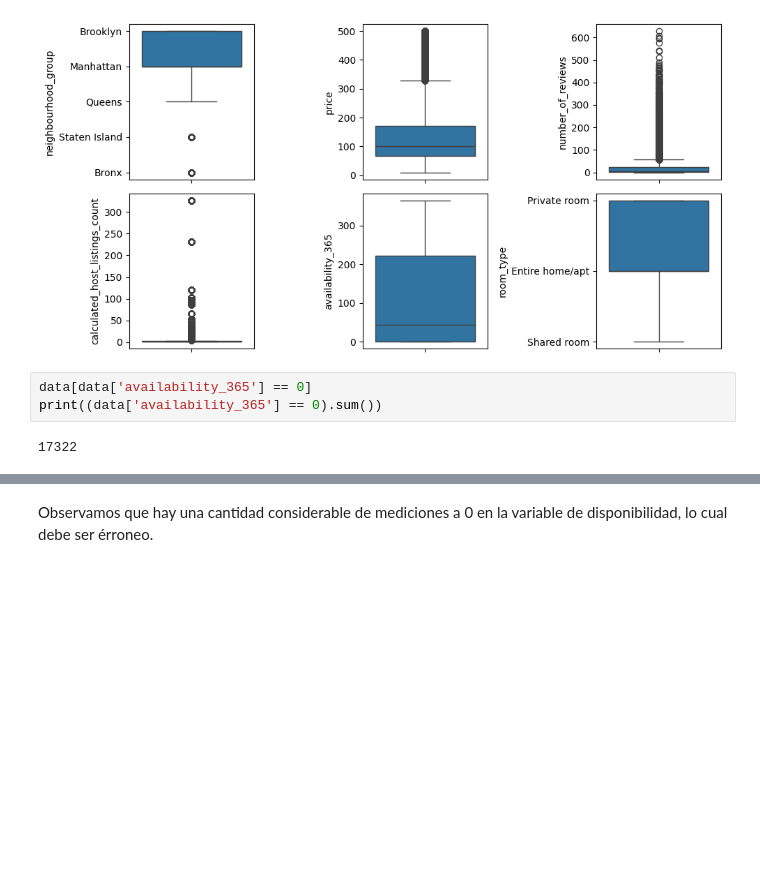
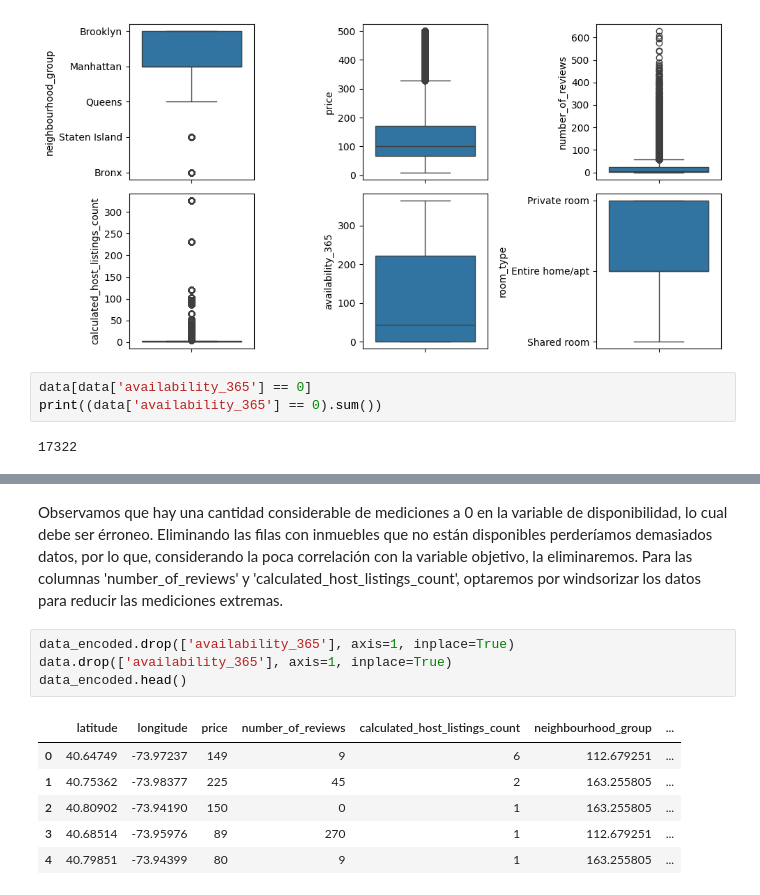
Before and after one commit to patriciamv97/machine-learning-python-template, a Jupyter notebook: src/eda.ipynb, the cells around one changed output, grey strips where cells are left out. Saved outputs shown, nothing was run; the diff lists cells and outputs as text; blank space fills up the shorter version.

```diff
--- a/src/eda.ipynb
+++ b/src/eda.ipynb
@@ -405,2 +409,14 @@ print((data['availability_365'] == 0).sum())
 # %% [markdown]
-Observamos que hay una cantidad considerable de mediciones a 0 en la variable de disponibilidad, lo cual debe ser érroneo.
+Observamos que hay una cantidad considerable de mediciones a 0 en la variable de disponibilidad, lo cual debe ser érroneo. Eliminando las filas con inmuebles que no están disponibles perderíamos demasiados datos, por lo que, considerando la poca correlación con la variable objetivo, la eliminaremos.
+Para las columnas 'number_of_reviews' y 'calculated_host_listings_count', optaremos por windsorizar los datos para reducir las mediciones extremas.
+# %%
+data_encoded.drop(['availability_365'], axis=1, inplace=True)
+data.drop(['availability_365'], axis=1, inplace=True)
+data_encoded.head()
+# %% [output]
+|  | latitude | longitude | price | number_of_reviews | calculated_host_listings_count | neighbourhood_group | ... |
+| 0 | 40.64749 | -73.97237 | 149 | 9 | 6 | 112.679251 | ... |
+| 1 | 40.75362 | -73.98377 | 225 | 45 | 2 | 163.255805 | ... |
+| 2 | 40.80902 | -73.94190 | 150 | 0 | 1 | 163.255805 | ... |
+| 3 | 40.68514 | -73.95976 | 89 | 270 | 1 | 112.679251 | ... |
+| 4 | 40.79851 | -73.94399 | 80 | 9 | 1 | 163.255805 | ... |
```
Also changed, not shown: parts of 12 cells of this notebook.
